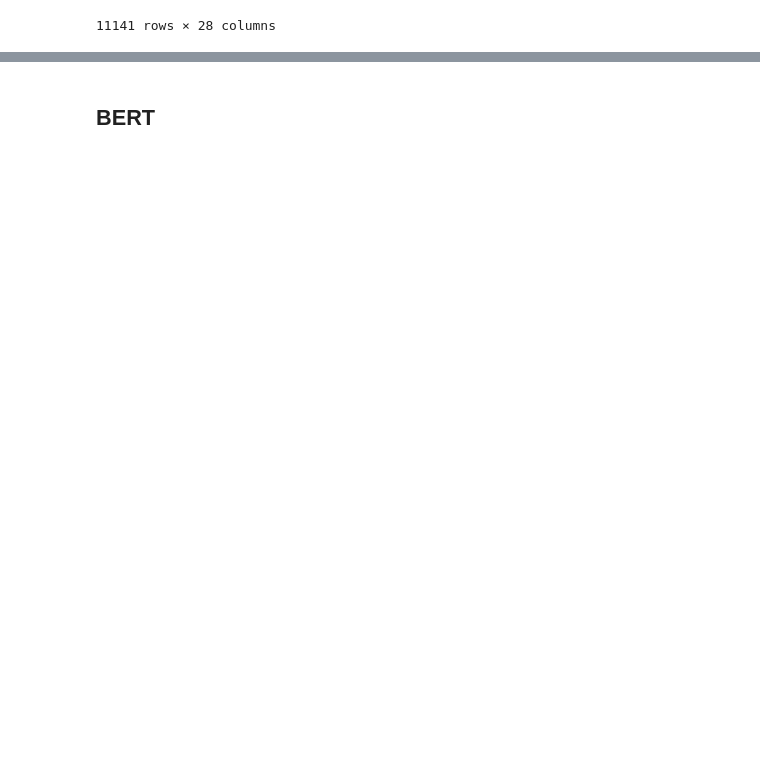
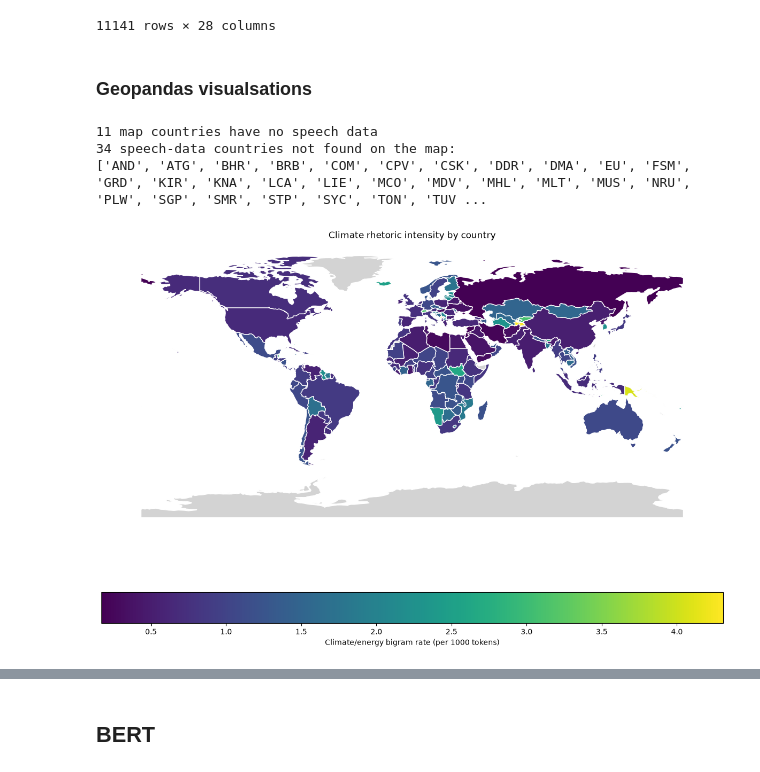
Before and after one commit to jacobgroot/FDS, a Jupyter notebook: speech_exploratory.ipynb, the cells around one changed output, grey strips where cells are left out. Drawn from its saved outputs; the diff is of its cells as text; code cells hidden in the pictures; blank space fills up the shorter version.

```diff
--- a/speech_exploratory.ipynb
+++ b/speech_exploratory.ipynb
@@ -613,3 +614,50 @@ df_bigram_frequency
 |  | NLD | the assembly will now hear an add... | [assembly, hear, address, excelle... | [assembly, hear, address, excelle... | 1612 | 814 | 0 | ... |
 |  | TGO | i now give the floor to his excel... | [give, floor, excellency, mr, rob... | [give, floor, excellency, mr, rob... | 3182 | 1607 | 0 | ... |
 11141 rows × 28 columns
+# %% [markdown]
+### Geopandas visualsations
+# %%
+# 1. Load the shapefile you unzipped into the data folder
+world = gpd.read_file('./data/ne_110m_admin_0_countries/ne_110m_admin_0_countries.shp')
+
+country_agg = df_ngrams.groupby('country_code').agg(
+    total_bigram_count=('bigram_count', 'sum'),
+    total_tokens=('tokens_length', 'sum')
+).reset_index()
+
+country_agg['bigram_rate_1000'] = (
+    country_agg['total_bigram_count'] / country_agg['total_tokens'] * 1000
+)
+# %%
+world_climate_final = world.merge(
+    country_agg,
+    how="left",
+    left_on='ISO_A3_EH',
+    right_on='country_code'
+)
+# %%
+unmatched_in_map = world_climate_final[world_climate_final['country_code'].isna()]
+print(f"{len(unmatched_in_map)} map countries have no speech data")
+
+unmatched_in_data = country_agg[~country_agg['country_code'].isin(world['ISO_A3_EH'])]
+print(f"{len(unmatched_in_data)} speech-data countries not found on the map:")
+print(unmatched_in_data['country_code'].tolist())
+# %% [output]
+11 map countries have no speech data
+34 speech-data countries not found on the map:
+['AND', 'ATG', 'BHR', 'BRB', 'COM', 'CPV', 'CSK', 'DDR', 'DMA', 'EU', 'FSM', 'GRD', 'KIR', 'KNA', 'LCA', 'LIE', 'MCO', 'MDV', 'MHL', 'MLT', 'MUS', 'NRU', 'PLW', 'SGP', 'SMR', 'STP', 'SYC', 'TON', 'TUV ...
+# %%
+fig, ax = plt.subplots(figsize=(15, 10))
+world_climate_final.plot(
+    "bigram_rate_1000",
+    ax=ax,
+    legend=True,
+    edgecolor="white",
+    missing_kwds={"color": "lightgrey", "label": "No data"},
+    legend_kwds={"label": "Climate/energy bigram rate (per 1000 tokens)", "orientation": "horizontal"}
+)
+ax.set_title("Climate rhetoric intensity by country")
+ax.axis('off')
+plt.show()
+# %% [output]
+[figure, added]
```
Also changed, not shown: parts of 11 cells of this notebook, 4 other files.
